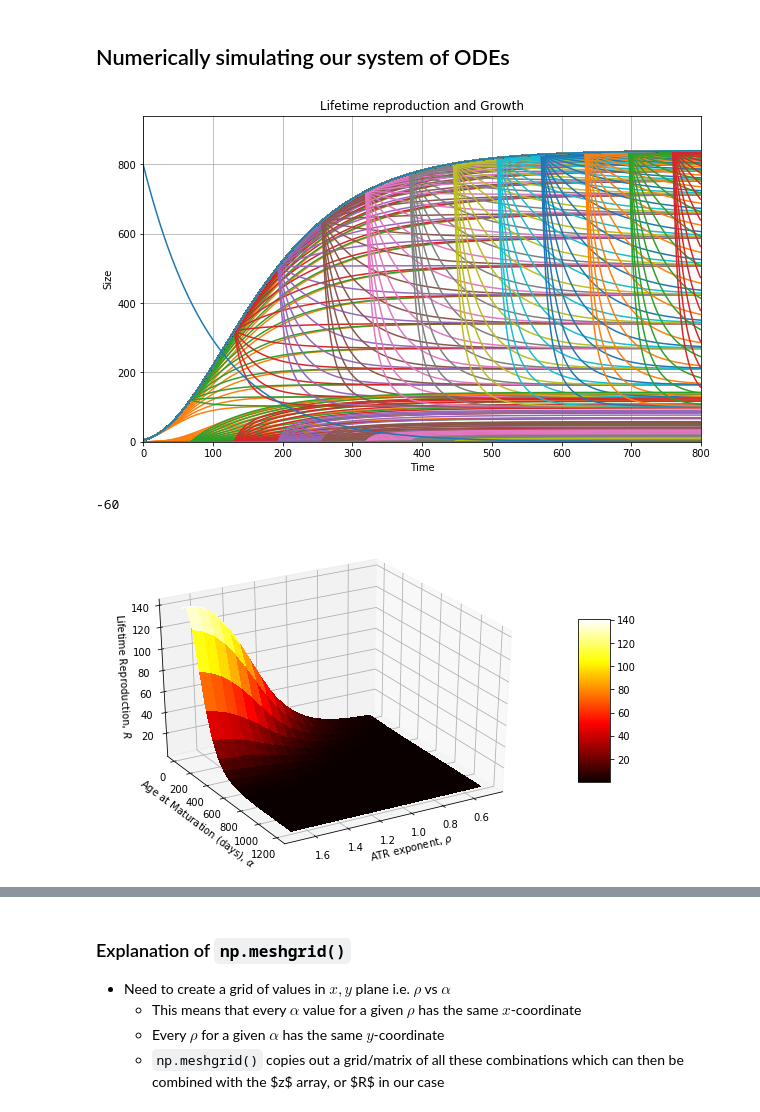
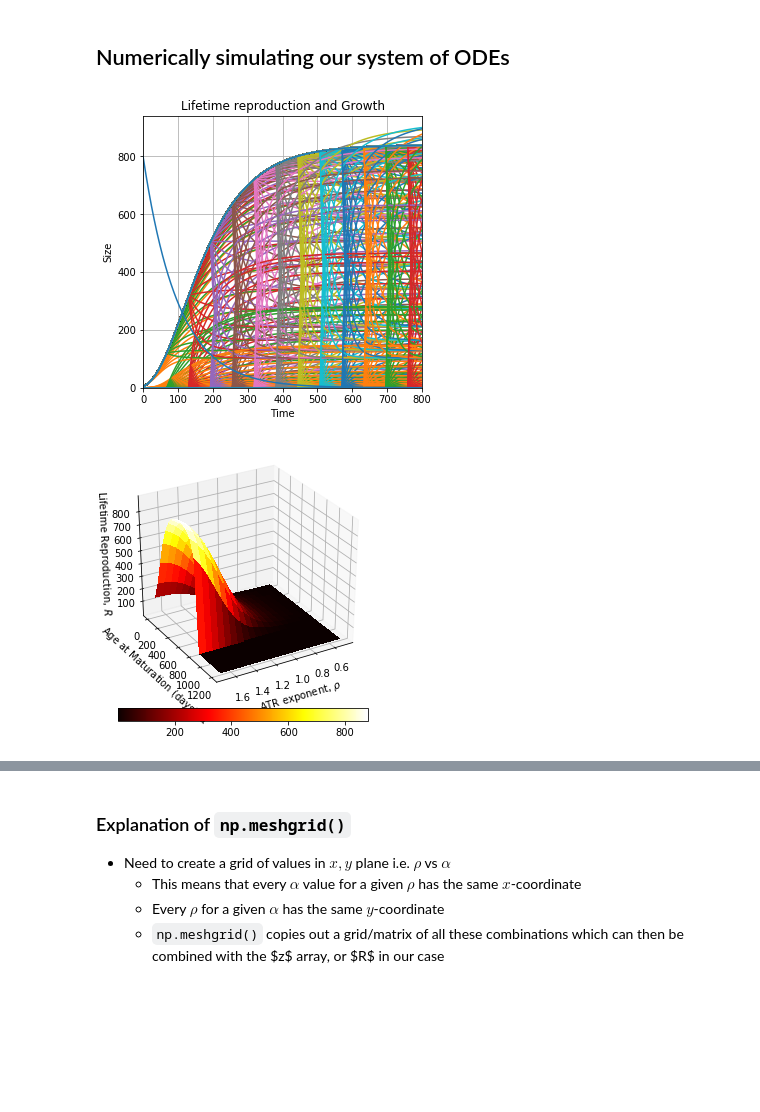
Before and after one commit to lvassor/HyperallometricFecundity, a Jupyter notebook: Code/ogm.ipynb, the cells around one changed output, grey strips where cells are left out. Cells and saved outputs as stored; diff of their text form; code cells hidden in the pictures; blank space fills up the shorter version.

```diff
--- a/Code/ogm.ipynb
+++ b/Code/ogm.ipynb
@@ -526,7 +538,7 @@ def dCR_dt(pops, t, a,b,c,rho,alpha):
     based on model calculations"""
     m = pops[0]
     r = pops[1]
-    Q = L(t)
+    Q = L(t - alpha)
     if t < alpha:            # juvenile stage
         dmdt = a*(m**0.75) - b*m
         dRdt = 0
@@ -585,38 +597,43 @@ plt.title("Lifetime reproduction and Growth")
 plt.show()
 
 
 
 # 3D PLOT: (Fitness Surface)
 x,y = np.meshgrid(rho_values, alpha_values) # generates a 25x25 grid for rho and alpha respectively (ie. all the x values and all the y values)
 z = cumRepro.transpose() # cartesian coordinates vs numpy matrix
 
 from mpl_toolkits.mplot3d import Axes3D
 
 # Generate plot
 fig = plt.figure()
 ax = fig.gca(projection='3d')
 
+# TeX font
+# fig.rc('text', usetex=True)
+# fig.rc('font', family='serif')
+
 # Rotation angle
 # Get current rotation angle
 # print(ax.azim)
 # Set rotation angle to 30 degrees
 ax.view_init(azim=60)
 surf = ax.plot_surface(x, y, z, cmap=cm.hot,linewidth=0, antialiased=False)
 
 # Axes labels
 ax.set_xlabel('ATR exponent, {}'.format(r'$\rho$'))
 ax.set_ylabel('Age at Maturation (days), {}'.format(r'$\alpha$'))
 ax.set_zlabel('Lifetime Reproduction, {}'.format(r'$R$'))
 
 
 # Add a color bar which maps values to colors.
-fig.colorbar(surf, shrink=0.5, aspect=5)
-
+plt.rcParams['figure.figsize'] = [5,5] # change plot size
+#fig.colorbar(surf, shrink=0.5, aspect=20)#, orientation="horizontal")
+plt.colorbar(surf,fraction=0.046, pad=0.04, orientation="horizontal")
+plt.savefig('../Results/optimisation.pdf', bbox_inches='tight')
 plt.show()
 # %% [output]
-[figure, old version]
+[figure, new version]
--60
-[figure, old version]
+[figure, new version]
 # %%
 plt.imshow(z)
 # %% [output]
```
Also changed, not shown: parts of 4 cells of this notebook, 3 other files.
